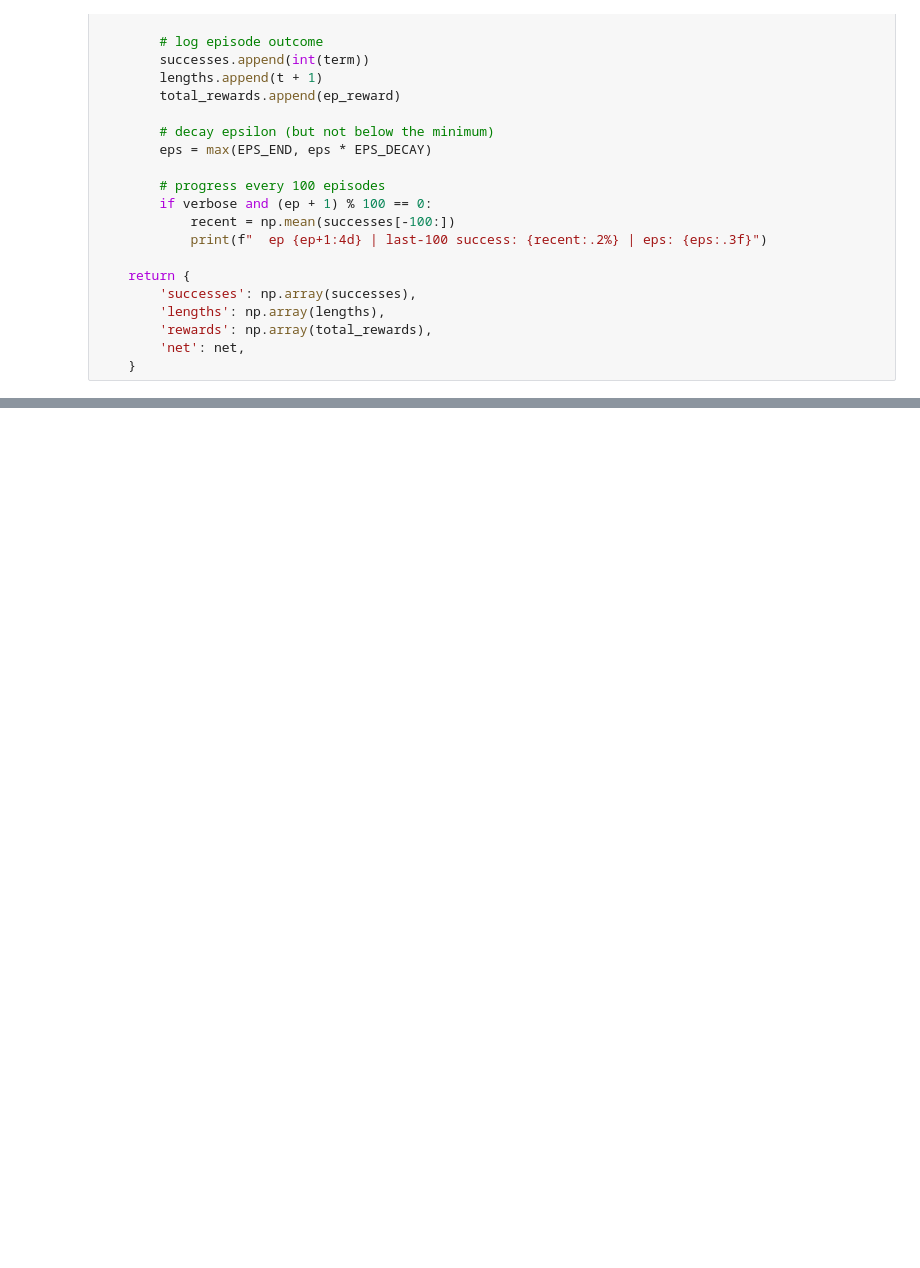
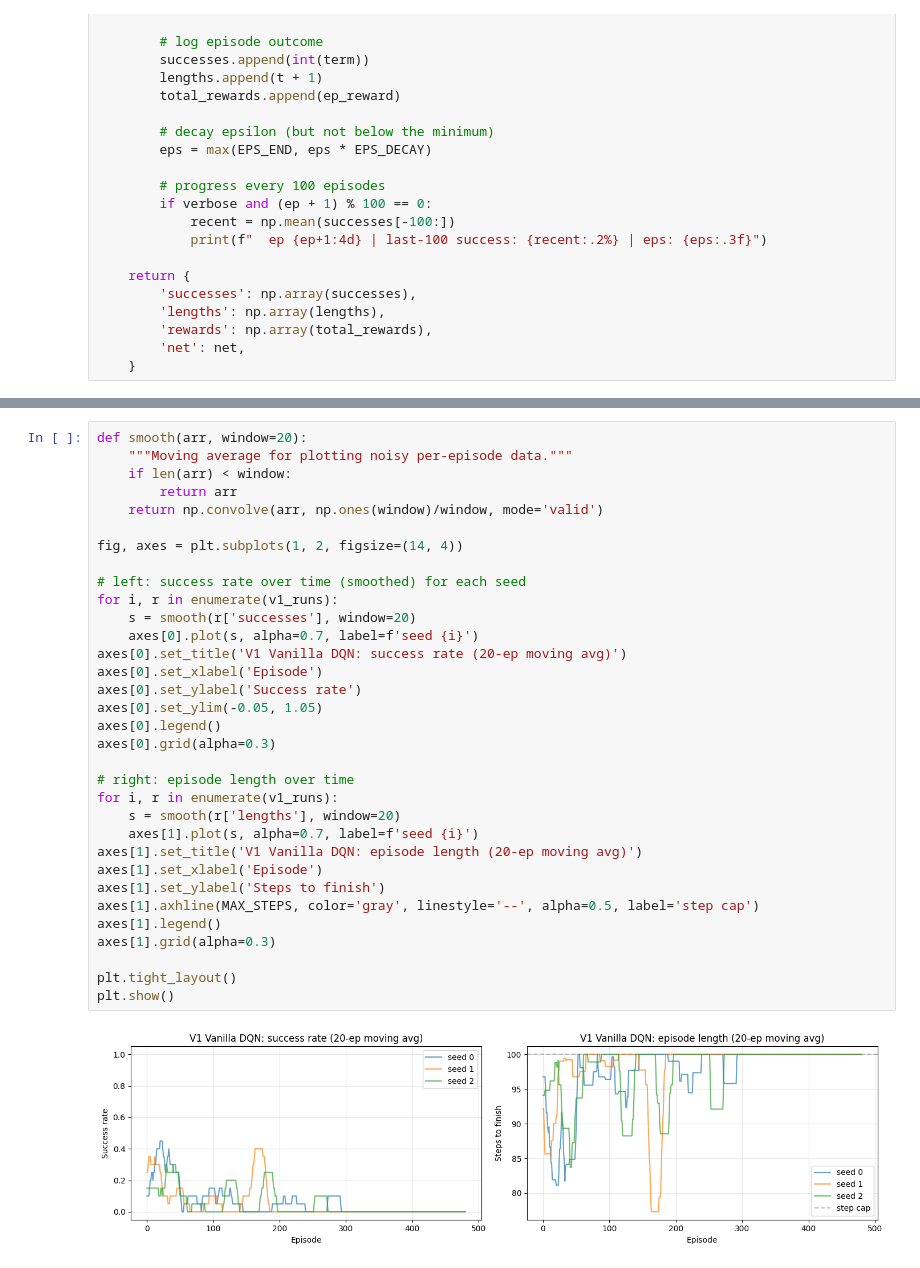
Before and after one commit to iav2002/Assignment_Advanced_Topics_In_DeepLearning, a Jupyter notebook: Part3_DQN.ipynb, the cells around one changed output, grey strips where cells are left out. Saved outputs shown, nothing was run; the diff lists cells and outputs as text; blank space fills up the shorter version.

```diff
--- a/Part3_DQN.ipynb
+++ b/Part3_DQN.ipynb
@@ -346,3 +346,38 @@ Final 100-episode success rates per seed:
   Seed 0: 0.00%
   Seed 1: 0.00%
   Seed 2: 0.00%
+# %%
+def smooth(arr, window=20):
+    """Moving average for plotting noisy per-episode data."""
+    if len(arr) < window:
+        return arr
+    return np.convolve(arr, np.ones(window)/window, mode='valid')
+
+fig, axes = plt.subplots(1, 2, figsize=(14, 4))
+
+# left: success rate over time (smoothed) for each seed
+for i, r in enumerate(v1_runs):
+    s = smooth(r['successes'], window=20)
+    axes[0].plot(s, alpha=0.7, label=f'seed {i}')
+axes[0].set_title('V1 Vanilla DQN: success rate (20-ep moving avg)')
+axes[0].set_xlabel('Episode')
+axes[0].set_ylabel('Success rate')
+axes[0].set_ylim(-0.05, 1.05)
+axes[0].legend()
+axes[0].grid(alpha=0.3)
+
+# right: episode length over time
+for i, r in enumerate(v1_runs):
+    s = smooth(r['lengths'], window=20)
+    axes[1].plot(s, alpha=0.7, label=f'seed {i}')
+axes[1].set_title('V1 Vanilla DQN: episode length (20-ep moving avg)')
+axes[1].set_xlabel('Episode')
+axes[1].set_ylabel('Steps to finish')
+axes[1].axhline(MAX_STEPS, color='gray', linestyle='--', alpha=0.5, label='step cap')
+axes[1].legend()
+axes[1].grid(alpha=0.3)
+
+plt.tight_layout()
+plt.show()
+# %% [output]
+[figure, added]
```
Also changed, not shown: parts of 8 cells of this notebook.
